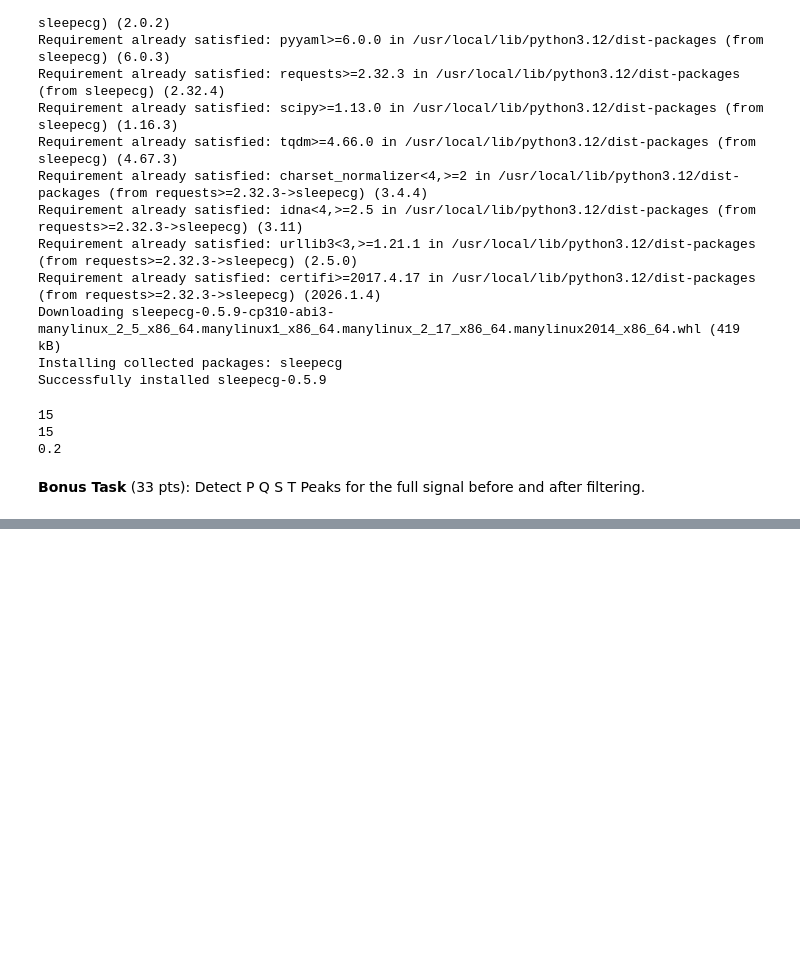
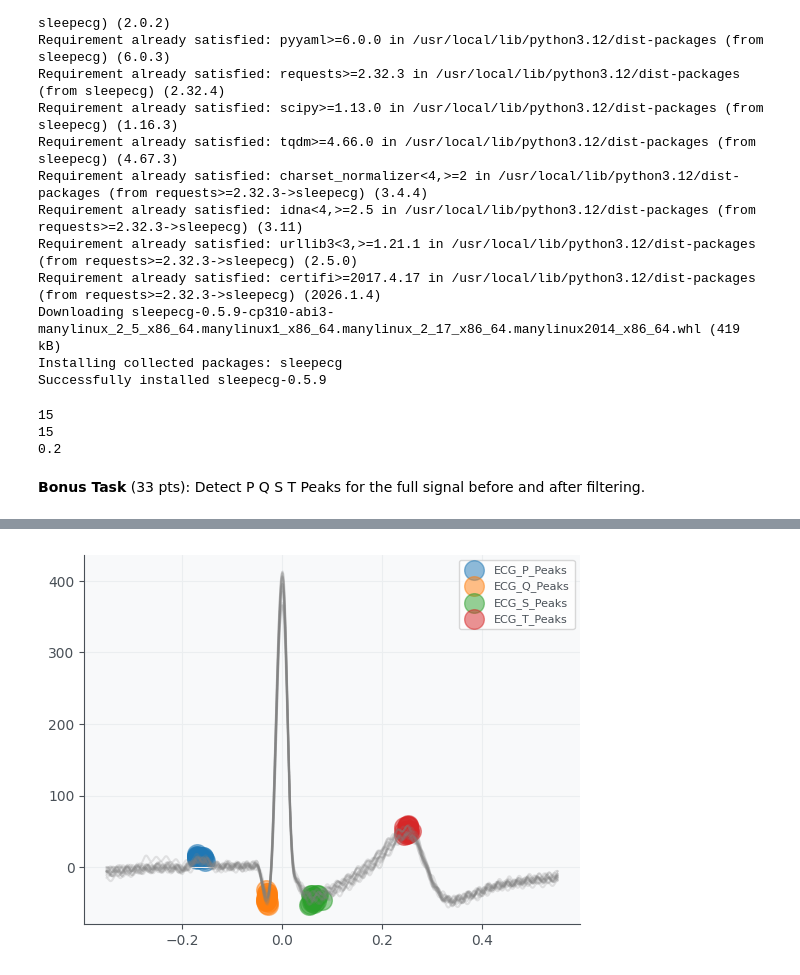
Before and after one commit to GiorgiKarazanashvili/cs666student, a Jupyter notebook: CS666_Assignment_1.ipynb, the cells around one changed output, grey strips where cells are left out. Drawn from its saved outputs; the diff is of its cells as text; code cells hidden in the pictures; blank space fills up the shorter version.

```diff
--- a/CS666_Assignment_1.ipynb
+++ b/CS666_Assignment_1.ipynb
@@ -203,7 +213,20 @@ print(mse)
 # %%
 # TODO Let's filter the signal and see if the detection improves.
 # Hint: You can use nk.signal_filter to define a bandpass.
 # Hint 2: Which lowcut and highcut frequencies work well? Play with it :)
 # Hint 3: You don't need to re-calculate the rpeaks since they are pretty accurate in general.
+bandpass = nk.signal_filter(signal,
+                            sampling_rate=SAMPLING_RATE,
+                            lowcut=0.5,
+                            highcut=40,)
+
+_, waves_bandpass = nk.ecg_delineate(bandpass,
+                                     processed['rpeaks'],
+                                     sampling_rate=SAMPLING_RATE,
+                                     method='peak',
+                                     show=True,
+                                     show_type='peaks')
+# %% [output]
+[figure, added]
 # %%
 # Finally, run the delineation on the filtered signal from BioSPPY.
```
Also changed, not shown: parts of 5 cells of this notebook.
